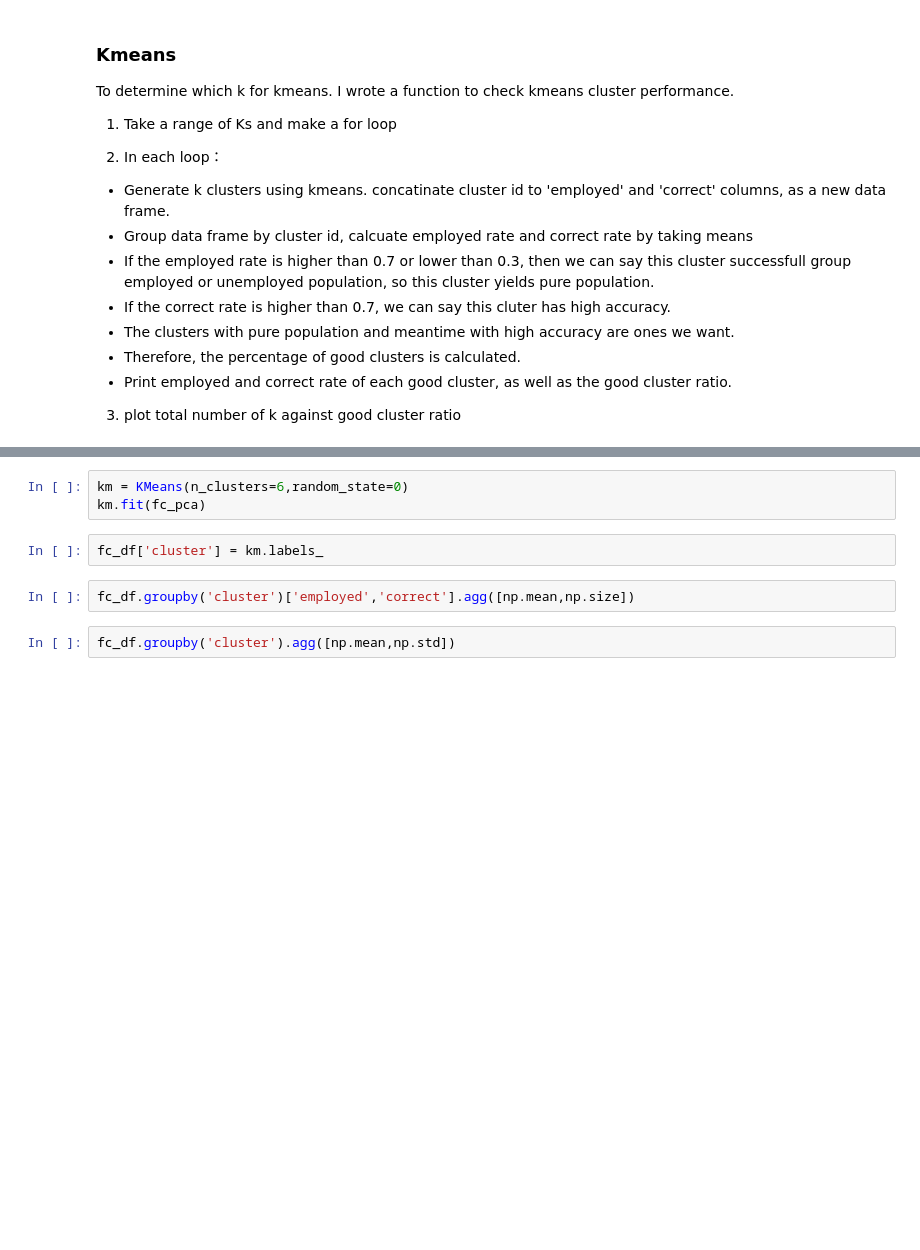
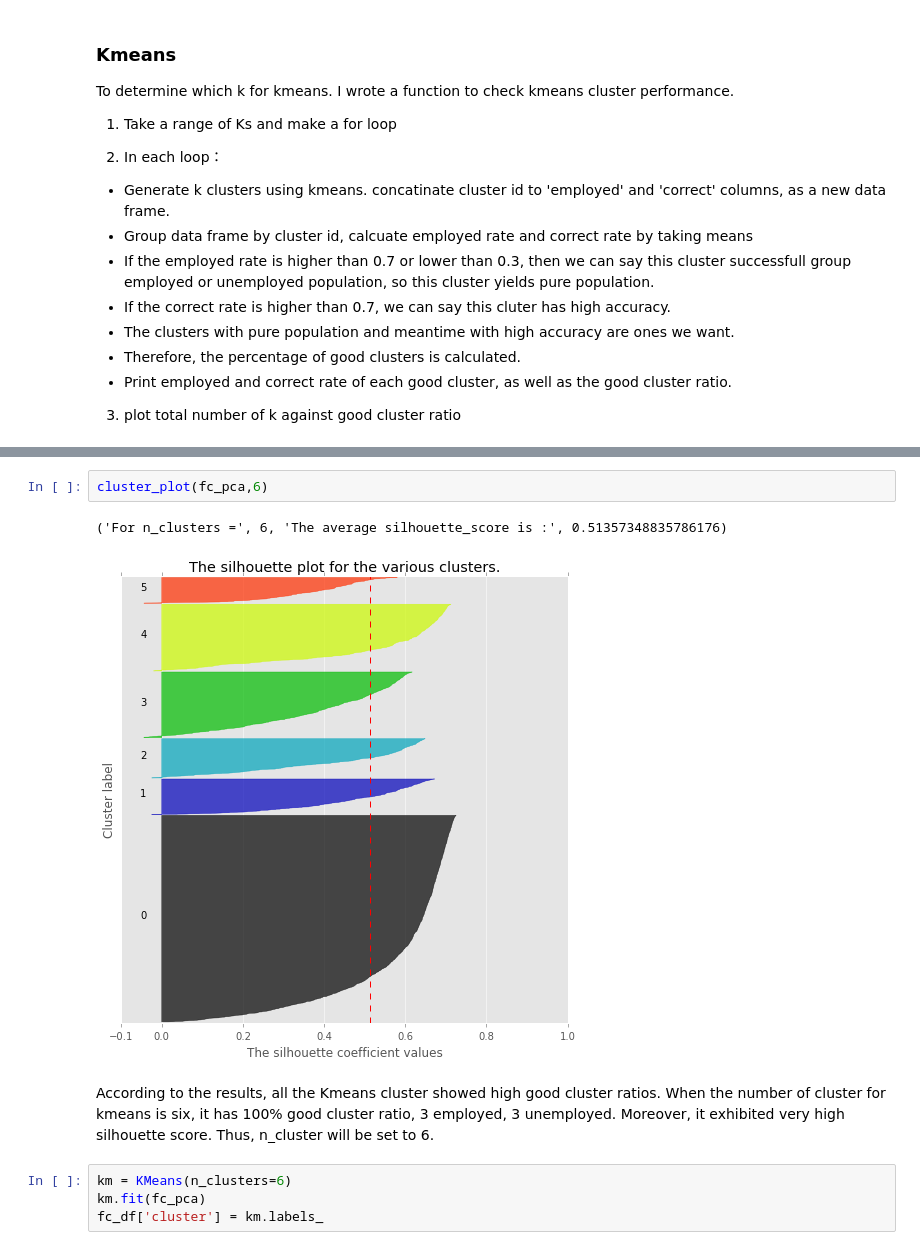
Before and after one commit to banjopickin/women_workforce, a Jupyter notebook: grid_fc.ipynb, the cells around one changed output, grey strips where cells are left out. Drawn from its saved outputs; the diff is of its cells as text; blank space fills up the shorter version.

```diff
--- a/grid_fc.ipynb
+++ b/grid_fc.ipynb
@@ -204,9 +241,11 @@ According to the result, when the number of cluster is 10, good cluster ratio is
+# %%
+cluster_plot(fc_pca,6)
+# %% [output]
+('For n_clusters =', 6, 'The average silhouette_score is :', 0.51357348835786176)
+[figure, added]
+# %% [markdown]
+According to the results, all the Kmeans cluster showed high good cluster ratios. When the number of cluster for kmeans is six, it has 100% good cluster ratio, 3 employed, 3 unemployed. Moreover, it exhibited very high silhouette score. Thus, n_cluster will be set to 6.
 # %%
-km = KMeans(n_clusters=6,random_state=0)
+km = KMeans(n_clusters=6)
 km.fit(fc_pca)
+fc_df['cluster'] = km.labels_
-# %%
-fc_df['cluster'] = km.labels_
-# %%
-fc_df.groupby('cluster')['employed','correct'].agg([np.mean,np.size])
-# %%
-fc_df.groupby('cluster').agg([np.mean,np.std])
```
Also changed, not shown: parts of 10 cells of this notebook, 3 other files.
